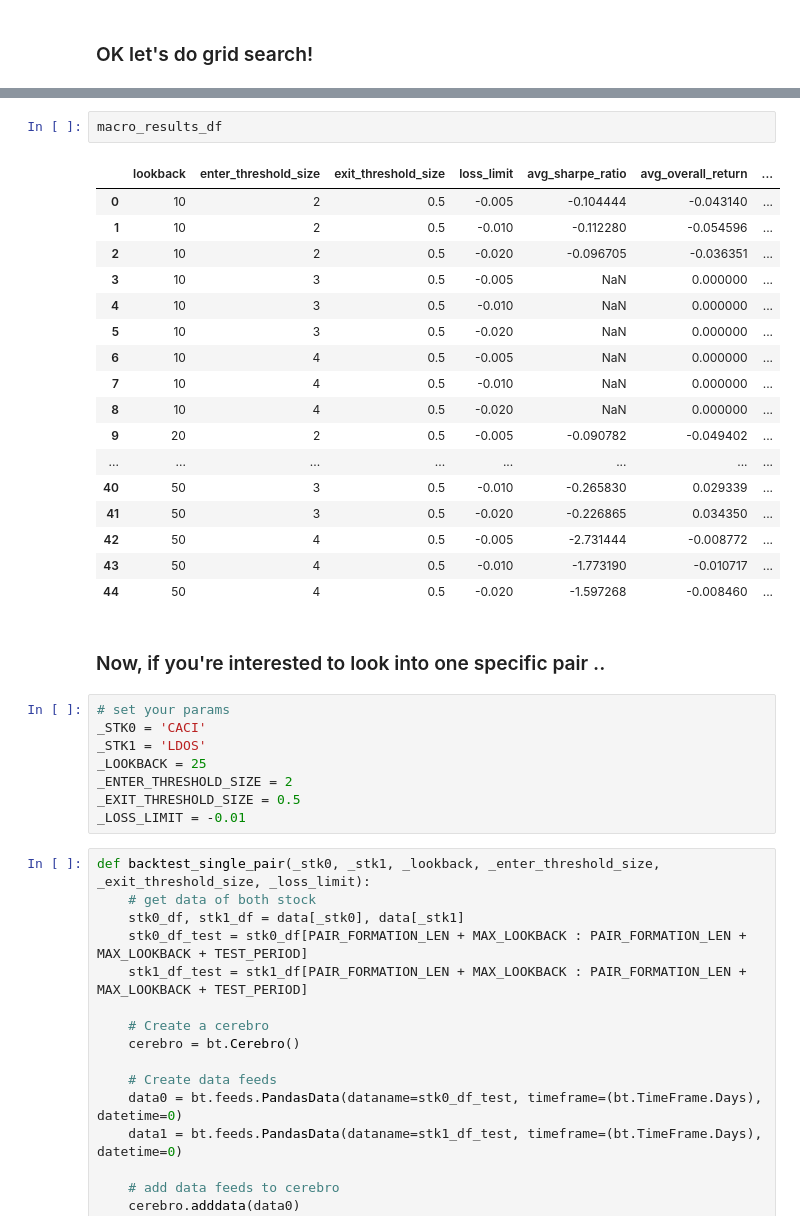
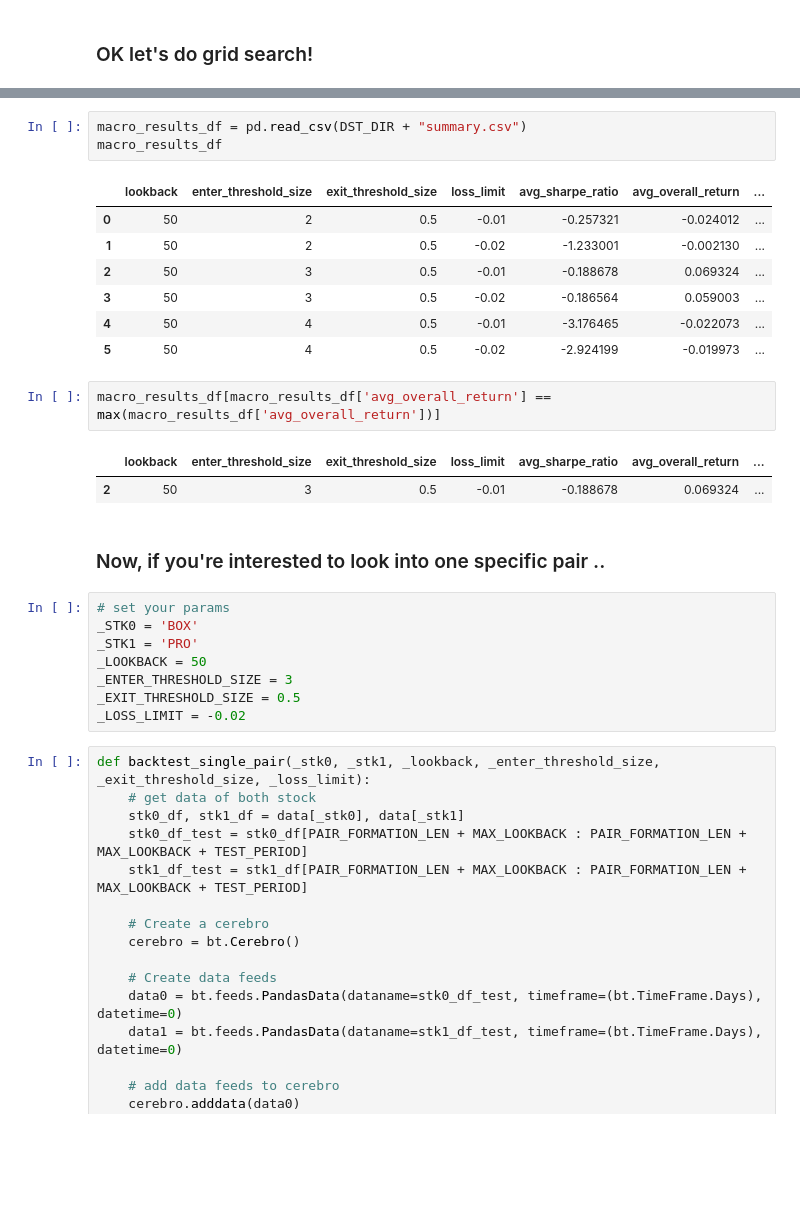
Before and after one commit to wywongbd/pairstrade-fyp-2019, a Jupyter notebook: jupyter-py/5b-Distance-Method-Grid-Search.ipynb, the cells around one changed output, grey strips where cells are left out. Drawn from its saved outputs; the diff is of its cells as text; blank space fills up the shorter version.

```diff
--- a/jupyter-py/5b-Distance-Method-Grid-Search.ipynb
+++ b/jupyter-py/5b-Distance-Method-Grid-Search.ipynb
@@ -273,33 +274,29 @@ Backtesting all pairs using parameters (50, 4, 0.5, -0.02)
-# %%
-macro_results_df
-# %% [output]
-|  | lookback | enter_threshold_size | exit_threshold_size | loss_limit | avg_sharpe_ratio | avg_overall_return | ... |
-| 0 | 10 | 2 | 0.5 | -0.005 | -0.104444 | -0.043140 | ... |
-| 1 | 10 | 2 | 0.5 | -0.010 | -0.112280 | -0.054596 | ... |
-| 2 | 10 | 2 | 0.5 | -0.020 | -0.096705 | -0.036351 | ... |
-| 3 | 10 | 3 | 0.5 | -0.005 | NaN | 0.000000 | ... |
-| 4 | 10 | 3 | 0.5 | -0.010 | NaN | 0.000000 | ... |
-| 5 | 10 | 3 | 0.5 | -0.020 | NaN | 0.000000 | ... |
-| 6 | 10 | 4 | 0.5 | -0.005 | NaN | 0.000000 | ... |
-| 7 | 10 | 4 | 0.5 | -0.010 | NaN | 0.000000 | ... |
-| 8 | 10 | 4 | 0.5 | -0.020 | NaN | 0.000000 | ... |
-| 9 | 20 | 2 | 0.5 | -0.005 | -0.090782 | -0.049402 | ... |
-| ... | ... | ... | ... | ... | ... | ... | ... |
-| 40 | 50 | 3 | 0.5 | -0.010 | -0.265830 | 0.029339 | ... |
-| 41 | 50 | 3 | 0.5 | -0.020 | -0.226865 | 0.034350 | ... |
-| 42 | 50 | 4 | 0.5 | -0.005 | -2.731444 | -0.008772 | ... |
-| 43 | 50 | 4 | 0.5 | -0.010 | -1.773190 | -0.010717 | ... |
-| 44 | 50 | 4 | 0.5 | -0.020 | -1.597268 | -0.008460 | ... |
+# %%
+macro_results_df = pd.read_csv(DST_DIR + "summary.csv")
+macro_results_df
+# %% [output]
+|  | lookback | enter_threshold_size | exit_threshold_size | loss_limit | avg_sharpe_ratio | avg_overall_return | ... |
+| 0 | 50 | 2 | 0.5 | -0.01 | -0.257321 | -0.024012 | ... |
+| 1 | 50 | 2 | 0.5 | -0.02 | -1.233001 | -0.002130 | ... |
+| 2 | 50 | 3 | 0.5 | -0.01 | -0.188678 | 0.069324 | ... |
+| 3 | 50 | 3 | 0.5 | -0.02 | -0.186564 | 0.059003 | ... |
+| 4 | 50 | 4 | 0.5 | -0.01 | -3.176465 | -0.022073 | ... |
+| 5 | 50 | 4 | 0.5 | -0.02 | -2.924199 | -0.019973 | ... |
+# %%
+macro_results_df[macro_results_df['avg_overall_return'] == max(macro_results_df['avg_overall_return'])]
+# %% [output]
+|  | lookback | enter_threshold_size | exit_threshold_size | loss_limit | avg_sharpe_ratio | avg_overall_return | ... |
+| 2 | 50 | 3 | 0.5 | -0.01 | -0.188678 | 0.069324 | ... |
 # %% [markdown]
 ### Now, if you're interested to look into one specific pair ..
 # %%
 # set your params
-_STK0 = 'CACI'
-_STK1 = 'LDOS'
-_LOOKBACK = 25
-_ENTER_THRESHOLD_SIZE = 2
+_STK0 = 'BOX'
+_STK1 = 'PRO'
+_LOOKBACK = 50
+_ENTER_THRESHOLD_SIZE = 3
 _EXIT_THRESHOLD_SIZE = 0.5
-_LOSS_LIMIT = -0.01
+_LOSS_LIMIT = -0.02
 # %%
 def backtest_single_pair(_stk0, _stk1, _lookback, _enter_threshold_size, _exit_threshold_size, _loss_limit):
     # get data of both stock
```
Also changed, not shown: parts of 9 cells of this notebook, 2 other files.
